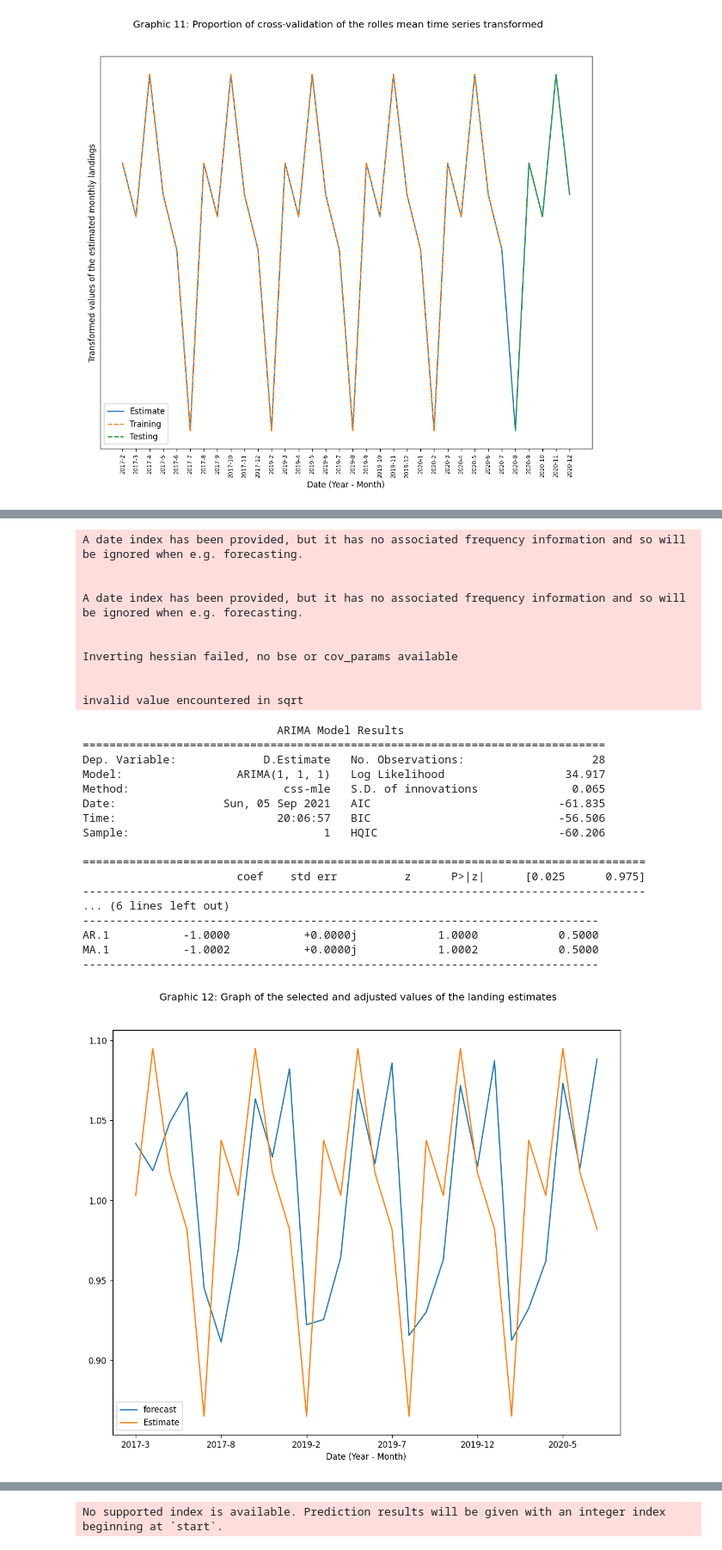
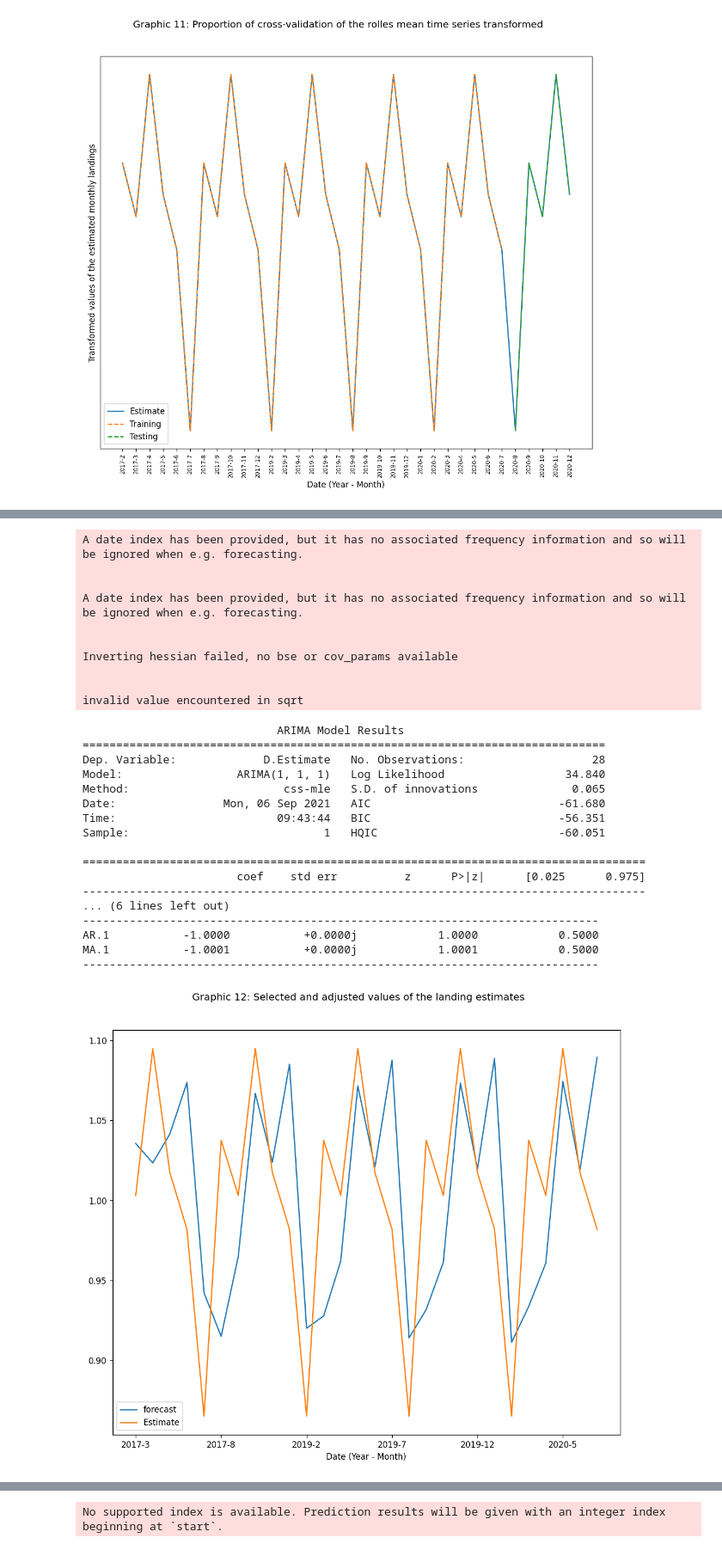
Before and after one commit to NLChavesA/PredictionsSSFColombianPacific, a Jupyter notebook: Time_Series_Analysis.ipynb, the cells around one changed output, grey strips where cells are left out. Shown at 86% size. Drawn from its saved outputs; the diff is of its cells as text; code cells hidden in the pictures.

```diff
--- a/Time_Series_Analysis.ipynb
+++ b/Time_Series_Analysis.ipynb
@@ -613,39 +613,39 @@ fitted = model.fit()
 print(fitted.summary())
 # Actual vs Fitted
 fitted.plot_predict(dynamic=False)
 plt.rcParams.update({'figure.figsize':(11,9), 'figure.dpi':120})
-plt.suptitle('Graphic 12: Graph of the selected and adjusted values of the landing estimates',y=0.95)
+plt.suptitle('Graphic 12: Selected and adjusted values of the landing estimates',y=0.95)
 plt.xlabel('Date (Year - Month)')  # Label x-axis
 plt.show()
 #savefig("Graphic12.png", dpi=300)  # Save the figure on png and 300 DPI
 # %% [output]
 A date index has been provided, but it has no associated frequency information and so will be ignored when e.g. forecasting.
 
 
 A date index has been provided, but it has no associated frequency information and so will be ignored when e.g. forecasting.
 
 
 Inverting hessian failed, no bse or cov_params available
 
 
 invalid value encountered in sqrt
                              ARIMA Model Results
 ==============================================================================
 Dep. Variable:             D.Estimate   No. Observations:                   28
-Model:                 ARIMA(1, 1, 1)   Log Likelihood                  34.917
+Model:                 ARIMA(1, 1, 1)   Log Likelihood                  34.840
 Method:                       css-mle   S.D. of innovations              0.065
-Date:                Sun, 05 Sep 2021   AIC                            -61.835
-Time:                        20:06:57   BIC                            -56.506
-Sample:                             1   HQIC                           -60.206
+Date:                Mon, 06 Sep 2021   AIC                            -61.680
+Time:                        09:43:44   BIC                            -56.351
+Sample:                             1   HQIC                           -60.051
 
 ====================================================================================
                        coef    std err          z      P>|z|      [0.025      0.975]
 ------------------------------------------------------------------------------------
 ... (6 lines left out)
 -----------------------------------------------------------------------------
 AR.1           -1.0000           +0.0000j            1.0000            0.5000
-MA.1           -1.0002           +0.0000j            1.0002            0.5000
+MA.1           -1.0001           +0.0000j            1.0001            0.5000
 -----------------------------------------------------------------------------
-[figure, old version]
+[figure, new version]
 # %% [markdown]
 In the case of this selected series, seasonality is repeated every semester (6 months).
```
Also changed, not shown: parts of 16 cells of this notebook.
